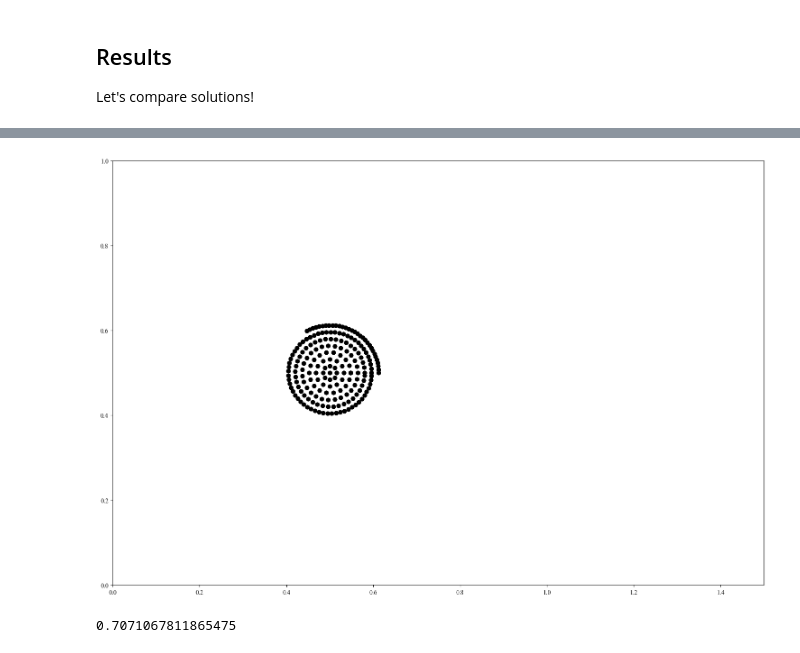
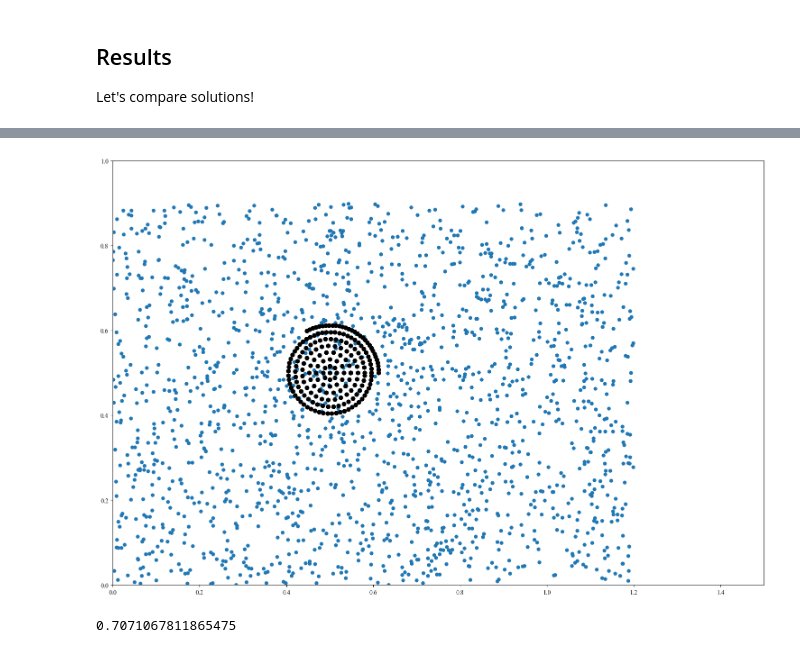
Before and after one commit to dglaird/afccp, a Jupyter notebook: afccp/executables/laird/afccp_2023.ipynb, the cells around one changed output, grey strips where cells are left out. Drawn from its saved outputs; the diff is of its cells as text; code cells hidden in the pictures.

```diff
--- a/afccp/executables/laird/afccp_2023.ipynb
+++ b/afccp/executables/laird/afccp_2023.ipynb
@@ -179,40 +179,40 @@ quota = instance.parameters['quota']
 # print(quota)
 
 # Gather coordinates
-# x = np.random.random(1700) * 1.2
-# y = np.random.random(1700) * .9
+x = np.random.random(1700) * 1.2
+y = np.random.random(1700) * .9
 
 # # Plot cadets
-# ax.scatter(x,y, s=25)
+ax.scatter(x,y, s=25)
 
 # Remove tick marks
 # ax.tick_params(left=False, bottom=False, labelleft=False, labelbottom=False)
 
 circle1 = plt.Circle((0.5, 0.5), 1.4, color='blue', fill=False)
 ax.add_patch(circle1)
 
 cadets = 200
 x_r, y_r = 0.5, 0.5
 x, y = x_r, y_r
 rad, pos_adj, rad_adj = 0, 0.016, math.pi / 4
 for i in range(cadets):
     if rad >= 2 * math.pi:
         rad = 0
         pos_adj += 0.016
         rad_adj = rad_adj / 1.5
 
     ax.scatter(x, y, s=40, c="black")
     x = x_r + pos_adj * math.cos(rad)
     y = y_r + pos_adj * math.sin(rad)
     rad += rad_adj
 
 # Other Toggles
 ax.set(xlim=(0, 1.5), ylim=(0, 1))
 
 # Show figure
 fig.show()
 # %% [output]
-[figure, old version]
+[figure, new version]
 # %%
 math.sin(math.pi/4)
 # %% [output]
```
Also changed, not shown: parts of 17 cells of this notebook, 12 other files.
